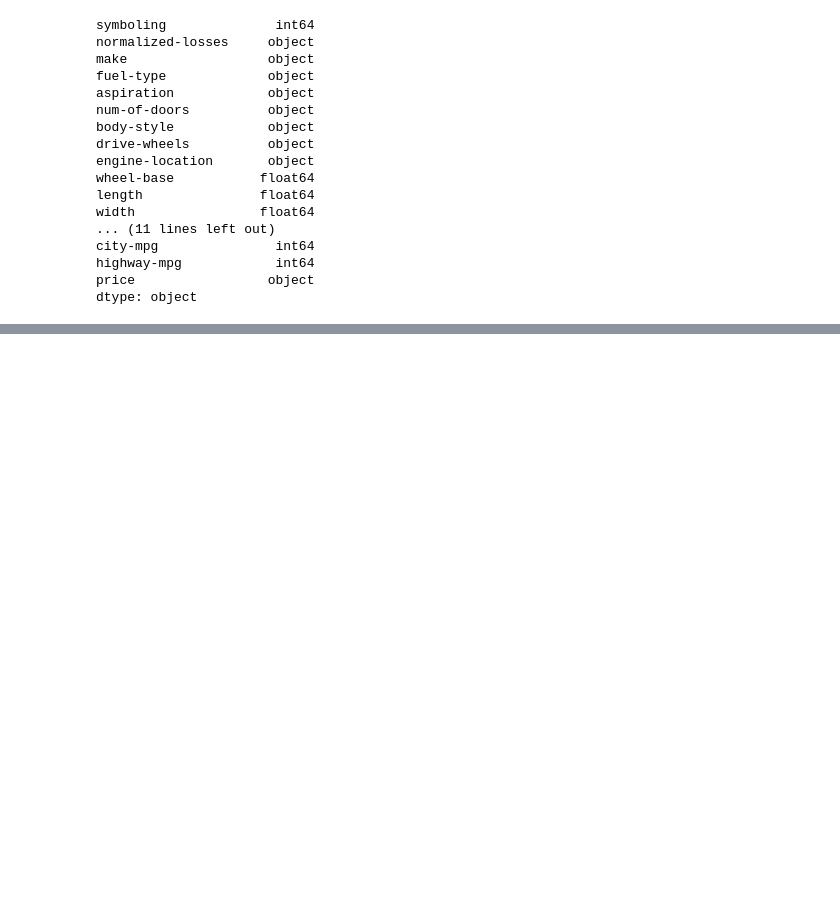
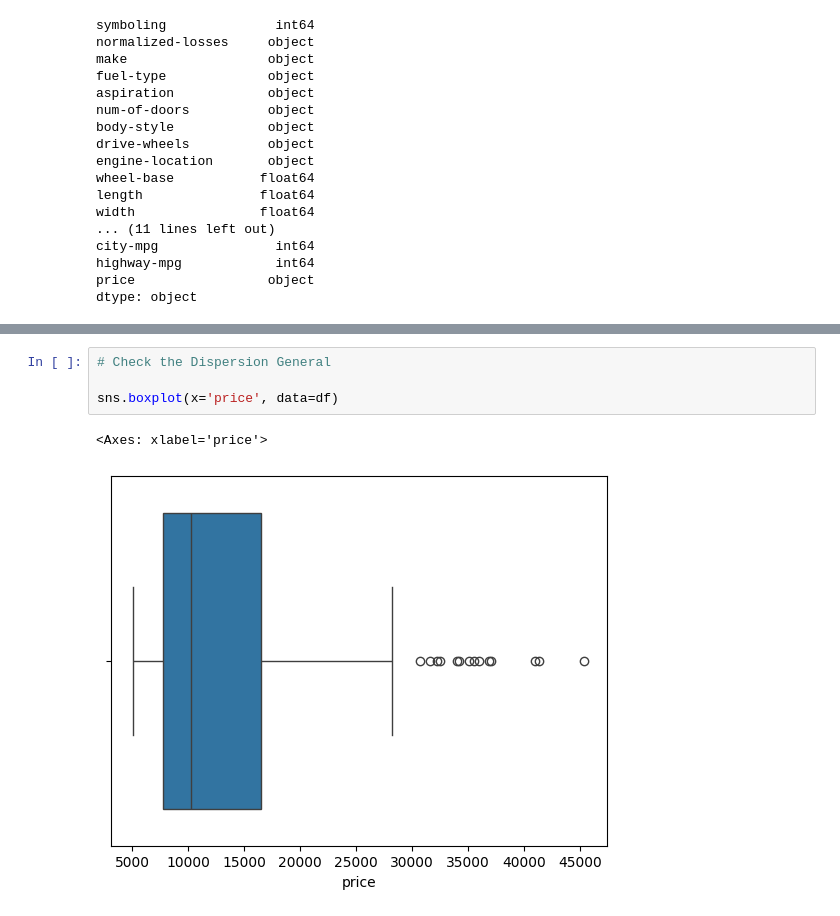
Before and after one commit to reynancs/car_price_prediction, a Jupyter notebook: notebooks/1.0-rc-data-understading.ipynb, the cells around one changed output, grey strips where cells are left out. Cells and saved outputs as stored; diff of their text form; blank space fills up the shorter version.

```diff
--- a/notebooks/1.0-rc-data-understading.ipynb
+++ b/notebooks/1.0-rc-data-understading.ipynb
@@ -217,0 +233,7 @@ df[df.duplicated()]
+# %%
+# Check the Dispersion General
+
+sns.boxplot(x='price', data=df)
+# %% [output]
+<Axes: xlabel='price'>
+[figure, added]
```
Also changed, not shown: parts of 19 cells of this notebook, 2 other files.
